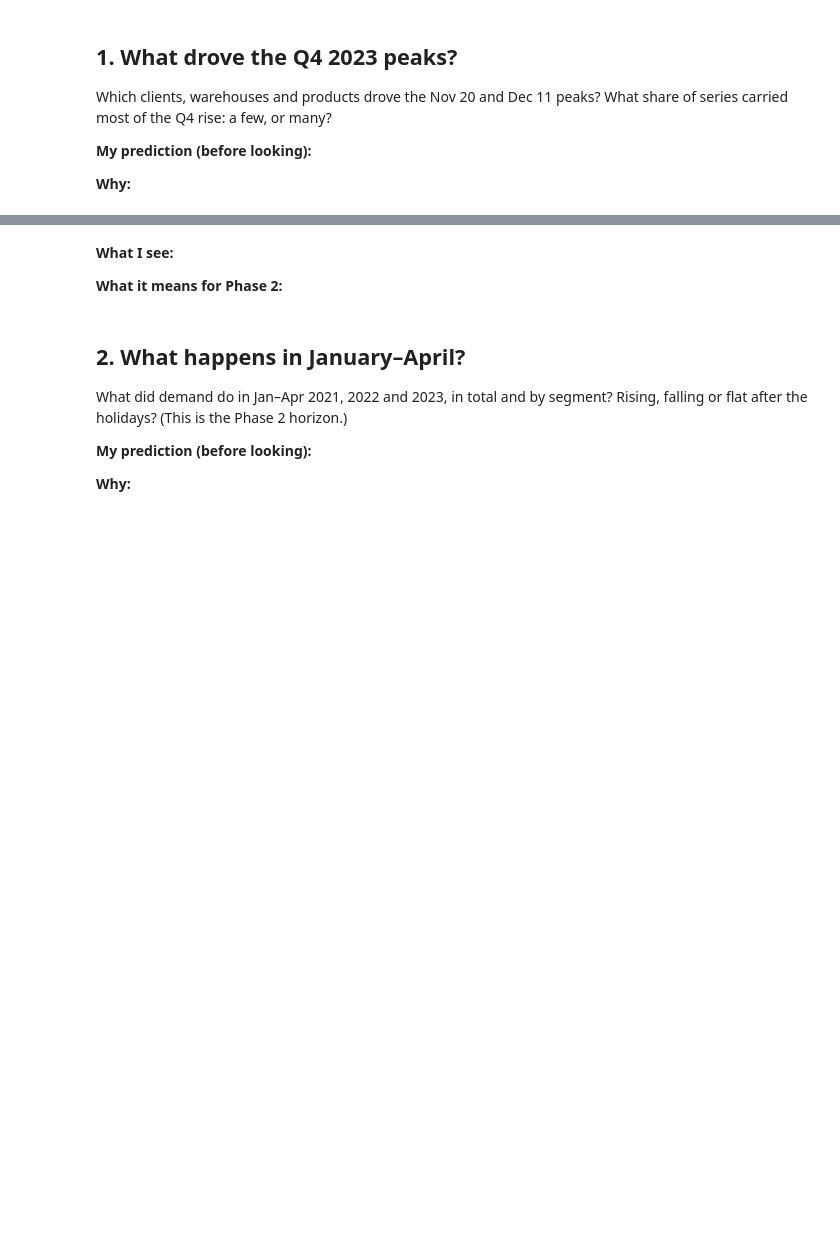
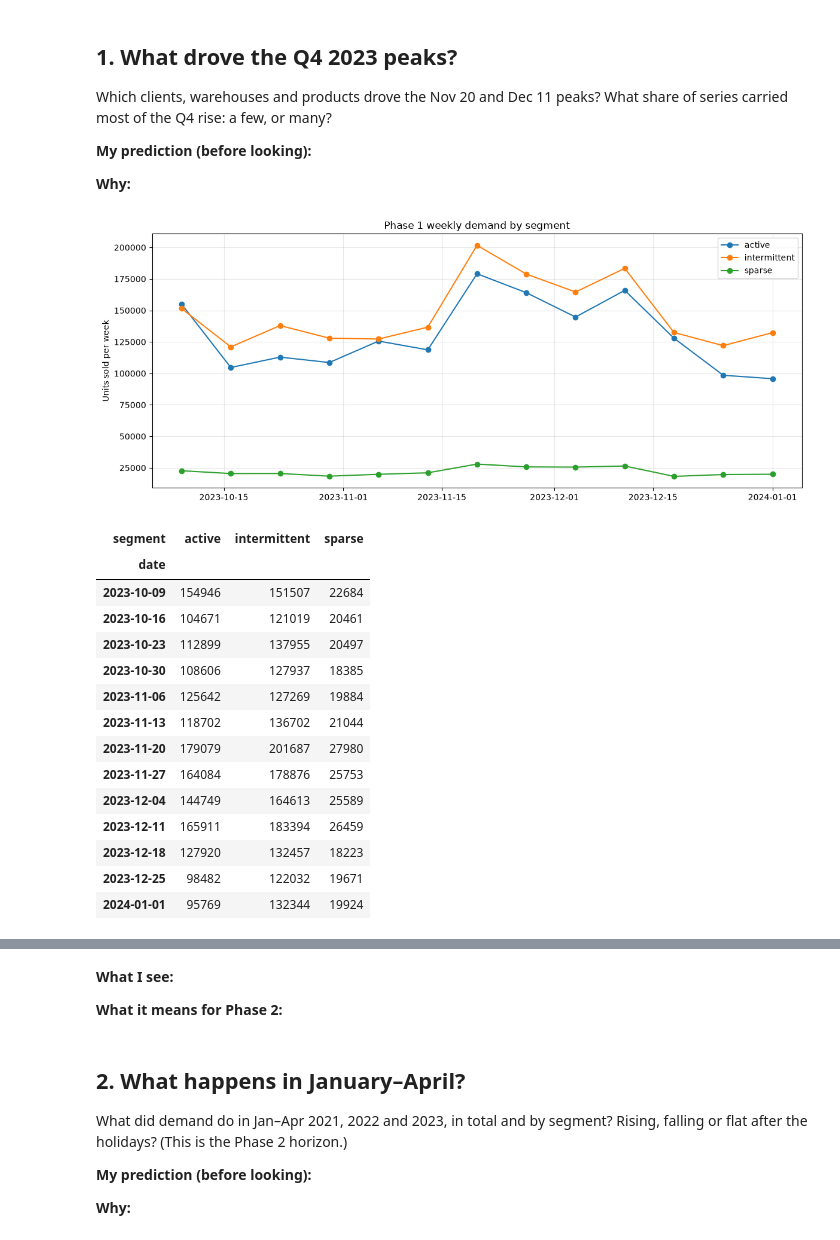
Before and after one commit to hozaifaanwar/vn1-forecasting, a Jupyter notebook: notebooks/08_session8_demand.ipynb, the cells around one changed output, grey strips where cells are left out. Saved outputs shown, nothing was run; the diff lists cells and outputs as text; code cells hidden in the pictures; blank space fills up the shorter version.

```diff
--- a/notebooks/08_session8_demand.ipynb
+++ b/notebooks/08_session8_demand.ipynb
@@ -58,3 +103,36 @@ Which clients, warehouses and products drove the Nov 20 and Dec 11 peaks? What s
 **My prediction (before looking):**
 
 **Why:**
+# %%
+# Q1a: which segment carried the Q4 2023 rise?
+phase1_weeks = sales.columns[sales.columns >= PHASE1_START]
+by_segment = sales[phase1_weeks].groupby(segment).sum().T   # rows = weeks, columns = segments
+
+plt.figure(figsize=(12, 5))
+for seg in ["active", "intermittent", "sparse"]:
+    plt.plot(by_segment.index, by_segment[seg], marker="o", label=seg)
+plt.title("Phase 1 weekly demand by segment")
+plt.ylabel("Units sold per week")
+plt.grid(alpha=0.3)
+plt.legend()
+plt.tight_layout()
+plt.show()
+
+by_segment.round(0).astype(int)
+# %% [output]
+[figure, added]
+| segment | active | intermittent | sparse |
+| date |  |  |  |
+| 2023-10-09 | 154946 | 151507 | 22684 |
+| 2023-10-16 | 104671 | 121019 | 20461 |
+| 2023-10-23 | 112899 | 137955 | 20497 |
+| 2023-10-30 | 108606 | 127937 | 18385 |
+| 2023-11-06 | 125642 | 127269 | 19884 |
+| 2023-11-13 | 118702 | 136702 | 21044 |
+| 2023-11-20 | 179079 | 201687 | 27980 |
+| 2023-11-27 | 164084 | 178876 | 25753 |
+| 2023-12-04 | 144749 | 164613 | 25589 |
+| 2023-12-11 | 165911 | 183394 | 26459 |
+| 2023-12-18 | 127920 | 132457 | 18223 |
+| 2023-12-25 | 98482 | 122032 | 19671 |
+| 2024-01-01 | 95769 | 132344 | 19924 |
```
Also changed, not shown: parts of 21 cells of this notebook, 4 other files.
